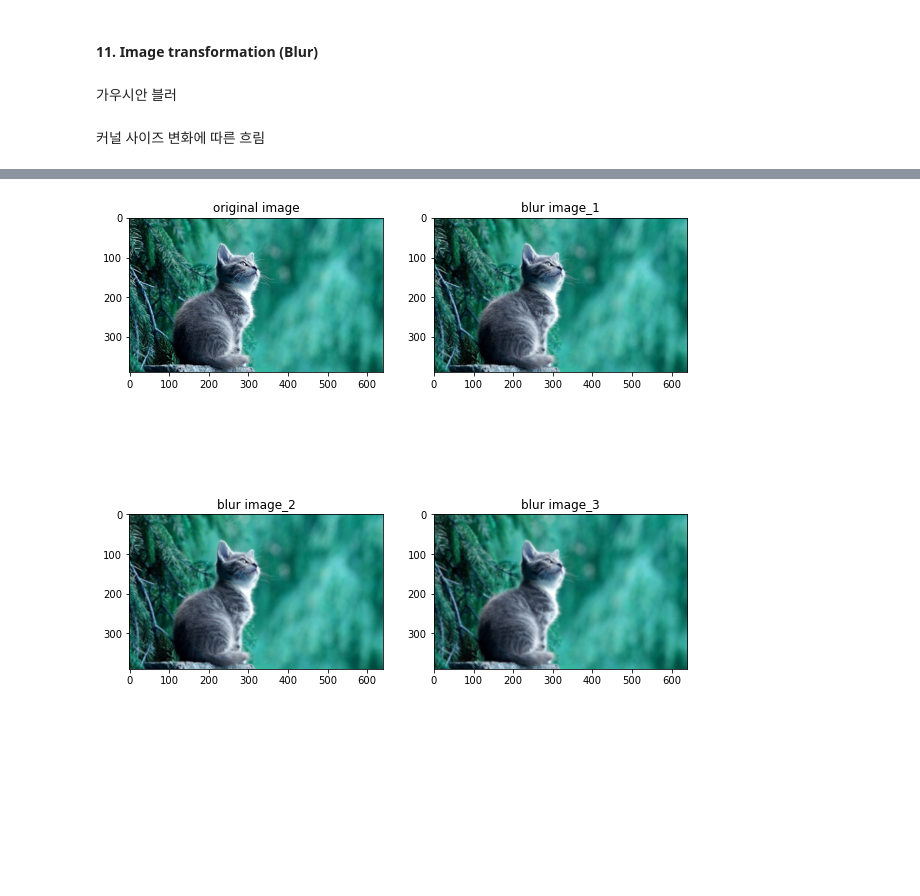
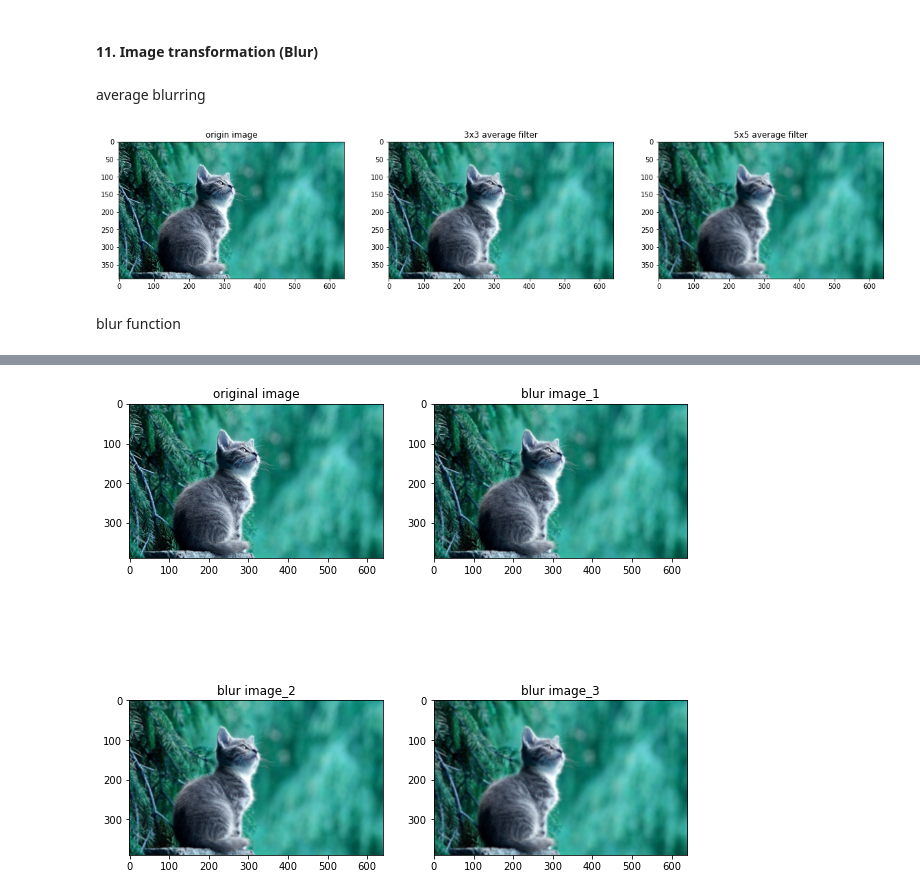
Before and after one commit to jcrescit/face_recognition, a Jupyter notebook: OPENCV/learning/11.image_transformation(Blur).ipynb, the cells around one changed output, grey strips where cells are left out. Drawn from its saved outputs; the diff is of its cells as text; code cells hidden in the pictures; blank space fills up the shorter version.

```diff
--- a/OPENCV/learning/11.image_transformation(Blur).ipynb
+++ b/OPENCV/learning/11.image_transformation(Blur).ipynb
@@ -1,6 +1,40 @@
 # %% [markdown]
 #### 11. Image transformation (Blur)
-# %% [markdown]
-가우시안 블러
-# %% [markdown]
-커널 사이즈 변화에 따른 흐림
+# %% [markdown]
+average blurring
+# %%
+import cv2
+import numpy as np
+import matplotlib.pyplot as plt
+
+img = cv2.imread('image/img.jpg')
+
+# 평균 필터 커널 생성
+kernel_1 = np.ones((3, 3))/3**2 # 3x3 평균 커널 필터
+kernel_2 = np.ones((5,5))/5**2 # 5x5 평균 커널 필터
+
+# 필터 적용
+blured_1 = cv2.filter2D(img, -1, kernel_1)
+blured_2 = cv2.filter2D(img, -1, kernel_2)
+
+fig = plt.figure(figsize = (20, 20))
+rows = 1
+cols = 3
+
+ax1 = fig.add_subplot(rows, cols, 1)
+ax1.set_title('origin image')
+plt.imshow(img)
+
+ax2 = fig.add_subplot(rows, cols, 2)
+ax2.set_title('3x3 average filter')
+plt.imshow(blured_1)
+
+ax3 = fig.add_subplot(rows, cols, 3)
+ax3.set_title('5x5 average filter')
+plt.imshow(blured_2)
+
+plt.show()
+# %% [output]
+[figure, added]
+# %% [markdown]
+blur function
```
Also changed, not shown: parts of 4 cells of this notebook.
